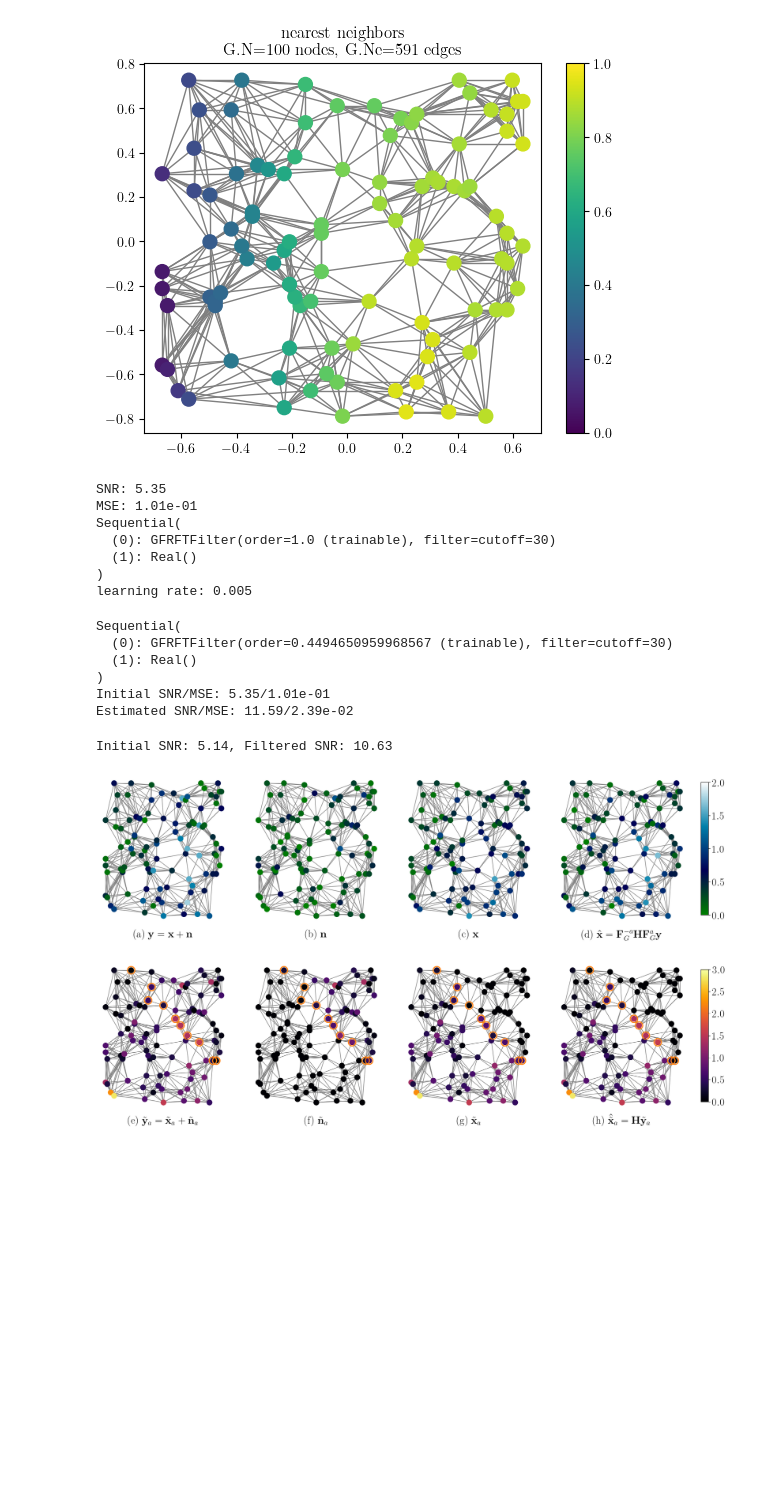
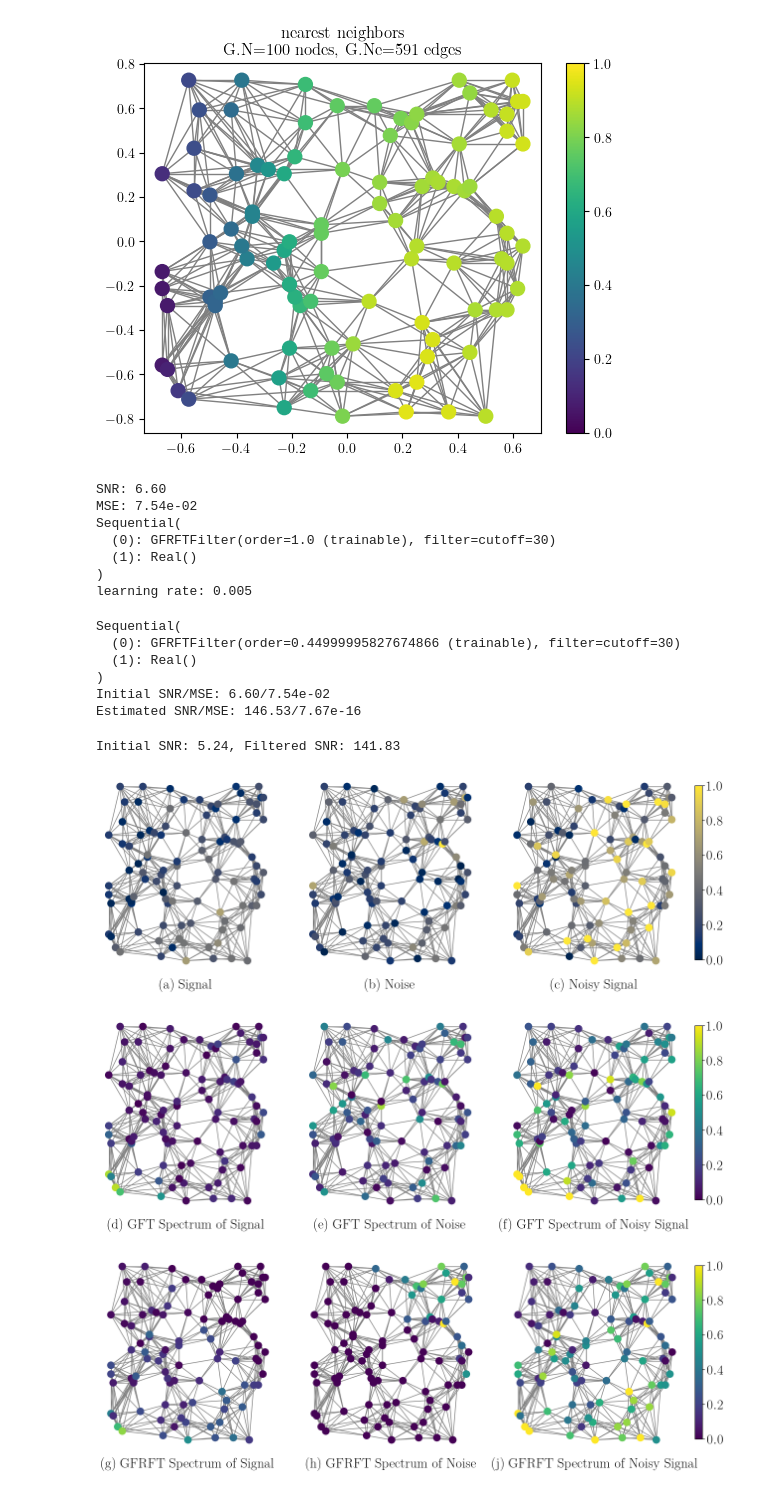
Before and after one commit to koc-lab/gfrft-unified, a Jupyter notebook: trainable/concept.ipynb, the cells around one changed output. Drawn from its saved outputs; the diff is of its cells as text; code cells hidden in the pictures; blank space fills up the shorter version.

Commit message:
feat(trainable): update visualization part

```diff
--- a/trainable/concept.ipynb
+++ b/trainable/concept.ipynb
@@ -106,7 +106,7 @@ def print_after_info(
 # Data generation
 ORIGINAL_ORDER = 0.45
 STOPBAND_COUNT = 30
-OVERLAP_COUNT = 10
+OVERLAP_COUNT = 0
 NOISE_MEAN = 0.0
 NOISE_SIGMA = 0.5
 
@@ -145,34 +145,41 @@ model = experiment(
 print(model)
 print_after_info(model, bl_signal, bl_noise)
 # %% [output]
-SNR: 5.35
-MSE: 1.01e-01
+SNR: 6.60
+MSE: 7.54e-02
 Sequential(
   (0): GFRFTFilter(order=1.0 (trainable), filter=cutoff=30)
   (1): Real()
 )
 learning rate: 0.005
 Sequential(
-  (0): GFRFTFilter(order=0.4494650959968567 (trainable), filter=cutoff=30)
+  (0): GFRFTFilter(order=0.44999995827674866 (trainable), filter=cutoff=30)
   (1): Real()
 )
-Initial SNR/MSE: 5.35/1.01e-01
-Estimated SNR/MSE: 11.59/2.39e-02
+Initial SNR/MSE: 6.60/7.54e-02
+Estimated SNR/MSE: 146.53/7.67e-16
 # %%
 def my_plot(
-    signals: list[th.Tensor], labels: list[str], out_name: str, cmp: str, highlight=None
+    signals: list[th.Tensor], labels: list[str], out_name: str, cmp: str, highlight=None, normalize:bool = False
 ) -> None:
     min_limit = min([tensor.abs().min().floor().item() for tensor in signals])
     max_limit = max(tensor.abs().max().ceil().item() for tensor in signals)
     limits = [min_limit, max_limit]
+
     plt.rcParams["image.cmap"] = cmp
-    fig, axs = plt.subplots(1, 4, figsize=(20, 5))
-    for ax, sig, label in zip(axs, signals, labels):
+    fig, axs = plt.subplots(1, 3, figsize=(15, 5))
+    for i, (ax, sig, label) in enumerate(zip(axs, signals, labels)):
+        psignal = sig.abs().cpu().numpy()
+        if normalize:
+            psignal = psignal / max_limit
+            min_limit, max_limit = 0, 1
+            limits = [min_limit, max_limit]
         graph.plot_signal(
-            sig.abs().cpu().numpy(),
+            psignal,
             limits=limits,
             colorbar=False,
-            highlight=[] if highlight is None else highlight,
+            highlight=[] if highlight is None or i != len(labels) - 1 else highlight,
+            # highlight=[] if highlight is None else highlight,
             ax=ax,
         )
         plt.title("")
@@ -187,48 +194,55 @@ def my_plot(
     cbar_ax.tick_params(labelsize=20)
     plt.savefig(out_name, format="eps", dpi=300, bbox_inches="tight")
 
 
 def display_bl_signal(
     gfrft: GFRFT,
     graph,
     signal: th.Tensor,
     noise: th.Tensor,
     filtered: th.Tensor,
     order: float,
     decimals: int = 7,
+    normalize: bool = False,
 ) -> None:
-    original_signals = [signal + noise, noise, signal, filtered]
-    transforms = [complex_round(gfrft.gfrft(x, a=order), decimals) for x in original_signals]
+    original_signals = [signal, noise, signal + noise]
+    ordinary_transforms = [complex_round(gfrft.gfrft(x, a=1.00), decimals) for x in original_signals]
+    fractional_transforms = [complex_round(gfrft.gfrft(x, a=order), decimals) for x in original_signals]
 
-    signal_cmp, transform_cmp = "ocean", "inferno"
+    signal_cmp, transform_cmp = "cividis", "viridis"
     signal_labels = [
-        r"(a) $\mathbf{y} = \mathbf{x} + \mathbf{n}$",
-        r"(b) $\mathbf{n}$",
-        r"(c) $\mathbf{x}$",
-        r"(d) $\hat{\mathbf{x}} = \mathbf{F}_G^{-a}\mathbf{H}\mathbf{F}_G^{a}\mathbf{y}$",
+        r"(a) Signal",
+        r"(b) Noise",
+        r"(c) Noisy Signal",
+    ]
+    ordinary_labels = [
+        r"(d) GFT Spectrum of Signal",
+        r"(e) GFT Spectrum of Noise",
+        r"(f) GFT Spectrum of Noisy Signal",
     ]
     transform_labels = [
-        r"(e) $\tilde{\mathbf{y}}_a = \tilde{\mathbf{x}}_a + \tilde{\mathbf{n}}_a$",
-        r"(f) $\tilde{\mathbf{n}}_a$",
-        r"(g) $\tilde{\mathbf{x}}_a$",
-        r"(h) $\hat{\tilde{\mathbf{x}}}_a = \mathbf{H}\tilde{\mathbf{y}}_a$",
+        r"(g) GFRFT Spectrum of Signal",
+        r"(h) GFRFT Spectrum of Noise",
+        r"(j) GFRFT Spectrum of Noisy Signal",
     ]
 
-    my_plot(original_signals, signal_labels, "signals.eps", signal_cmp)
+    my_plot(original_signals, signal_labels, "signals.eps", signal_cmp, normalize=normalize)
+    my_plot(ordinary_transforms, ordinary_labels, "ordinary_transforms.eps", transform_cmp, normalize=normalize)
     highlight_band = list(range(graph.N - OVERLAP_COUNT - STOPBAND_COUNT, graph.N - STOPBAND_COUNT))
-    my_plot(transforms, transform_labels, "transforms.eps", transform_cmp, highlight_band)
+    my_plot(fractional_transforms, transform_labels, "fractional_transforms.eps", transform_cmp, highlight_band, normalize=normalize)
 
 
-index = 100
+index = 10
 decimals = 7
 with th.no_grad():
     bl_filtered = model(bl_signal + bl_noise)
 signal = complex_round(bl_signal[..., index], decimals)
 noise = complex_round(bl_noise[..., index], decimals)
 filtered = complex_round(bl_filtered[..., index], decimals)
-display_bl_signal(gfrft, graph, signal, noise, filtered, ORIGINAL_ORDER, decimals)
+display_bl_signal(gfrft, graph, signal, noise, filtered, ORIGINAL_ORDER, decimals, normalize=True)
 print(f"Initial SNR: {snr(signal, noise):.2f}, Filtered SNR: {snr(signal, filtered - signal):.2f}")
 # %% [output]
-Initial SNR: 5.14, Filtered SNR: 10.63
+Initial SNR: 5.24, Filtered SNR: 141.83
-[figure, old version]
+[figure, new version]
-[figure, old version]
+[figure, new version]
+[figure, added]
```
